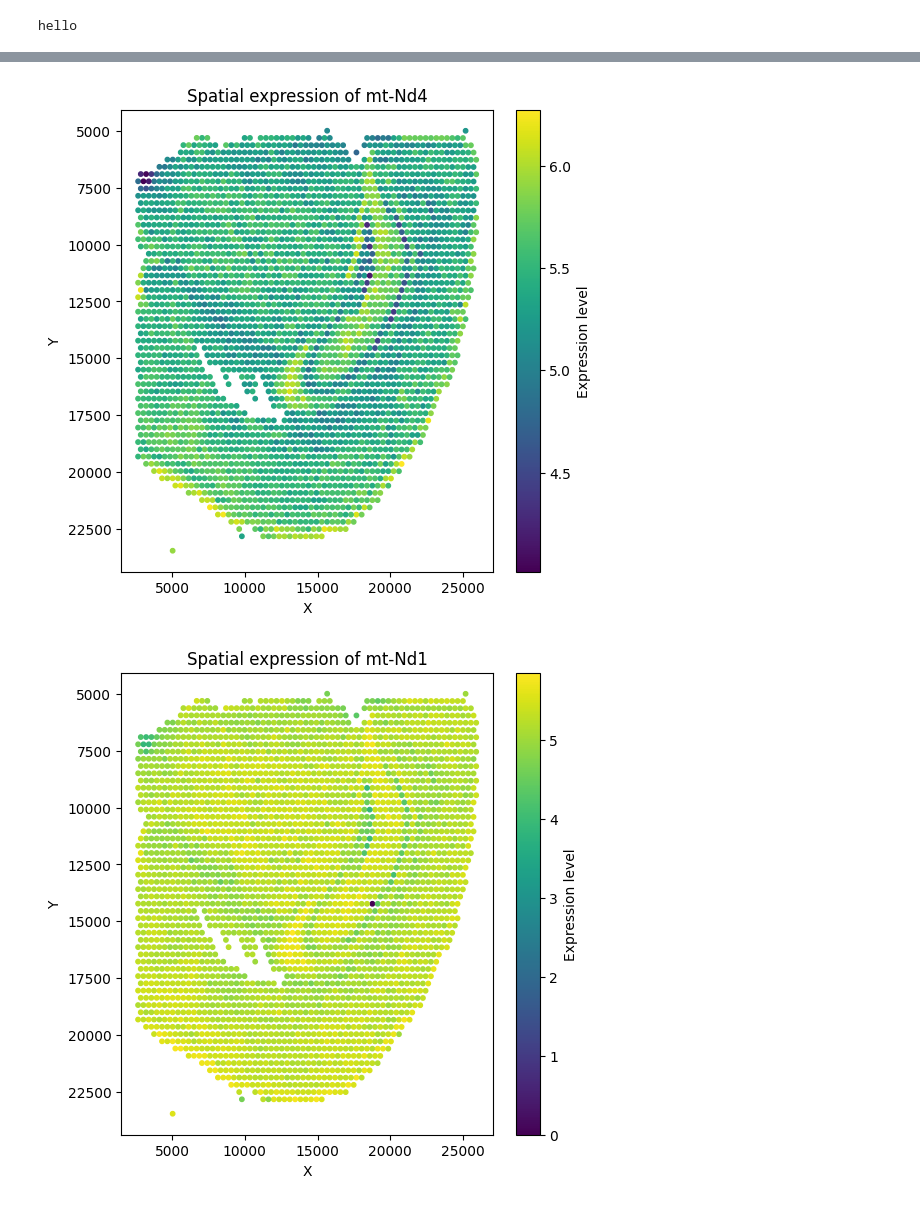
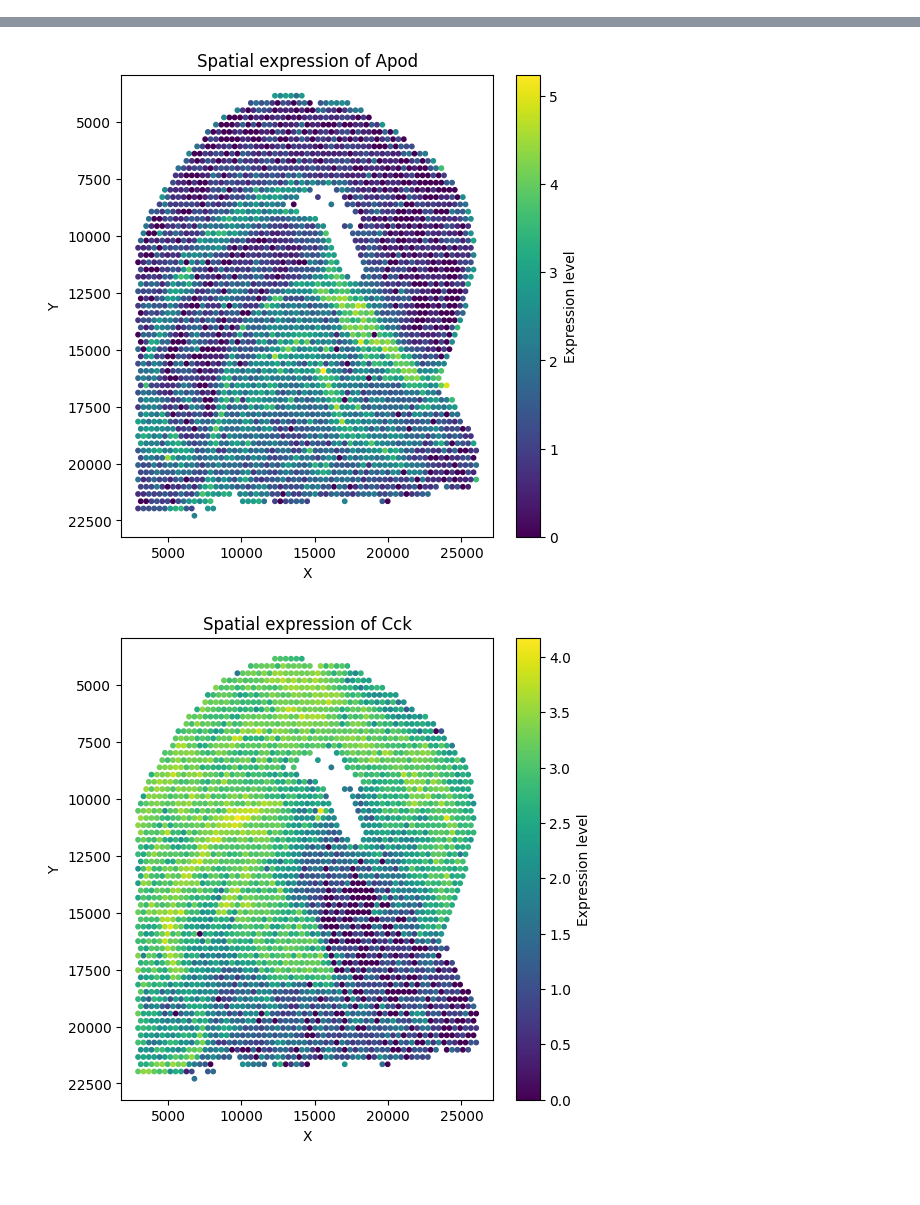
Before and after one commit to RolloLaken/st_data, a Jupyter notebook: Notebooks/IVH_d1.ipynb, the cells around one changed output, grey strips where cells are left out. Drawn from its saved outputs; the diff is of its cells as text; code cells hidden in the pictures.

```diff
--- a/Notebooks/IVH_d1.ipynb
+++ b/Notebooks/IVH_d1.ipynb
@@ -1,14 +1,10 @@
-# %%
-print("hello")
-# %% [output]
-hello
 # %%
 #Download the data and import it to Python. You might need to install a specific Python package like h5py or scanpy to read certain data types.
 
 import scanpy as sc
 
 # Load the dataset (replace with your actual file path)
-adata = sc.read_h5ad("C:/Users/Redzuan/Projects/st_data/Data/GSM6604495_IVH_7d_2_110_matrix_processed.h5ad")
+adata = sc.read_h5ad("C:/Users/Redzuan/Projects/st_data/Data/GSM6604485_IVH_1d_1_110_matrix_processed.h5ad")
 
 # Basic summary
 print(adata)
@@ -43,8 +39,8 @@ top_mean = gene_stats.sort_values(by='mean_expression', ascending=False).head(20
 top_var = gene_stats.sort_values(by='variance', ascending=False).head(20)
 
 # Save to CSV
-top_mean.to_csv("top_genes_by_mean_expression.csv", index=False)
-top_var.to_csv("top_genes_by_variance.csv", index=False)
+top_mean.to_csv("day1_top_genes_by_mean_expression.csv", index=False)
+top_var.to_csv("day1_top_genes_by_variance.csv", index=False)
 
 # Show preview
 print("Top 5 genes by mean:")
@@ -75,7 +71,7 @@ plt.show()
 
 ############## Plot Expression of Top 10 Genes
 # Load top genes from CSV if you restarted
-top_mean = pd.read_csv("top_genes_by_mean_expression.csv")
+top_mean = pd.read_csv("day1_top_genes_by_variance.csv")
 
 # Plot expression for top 10 genes
 top_10_genes = top_mean['gene'].head(10)
@@ -137,2 +133,2 @@ Spatial coordinates (first 5 spots):
-[figure, old version]
+[figure, new version]
-[figure, old version]
+[figure, new version]
```
Also changed, not shown: parts of 1 cell of this notebook, 3 other files.
